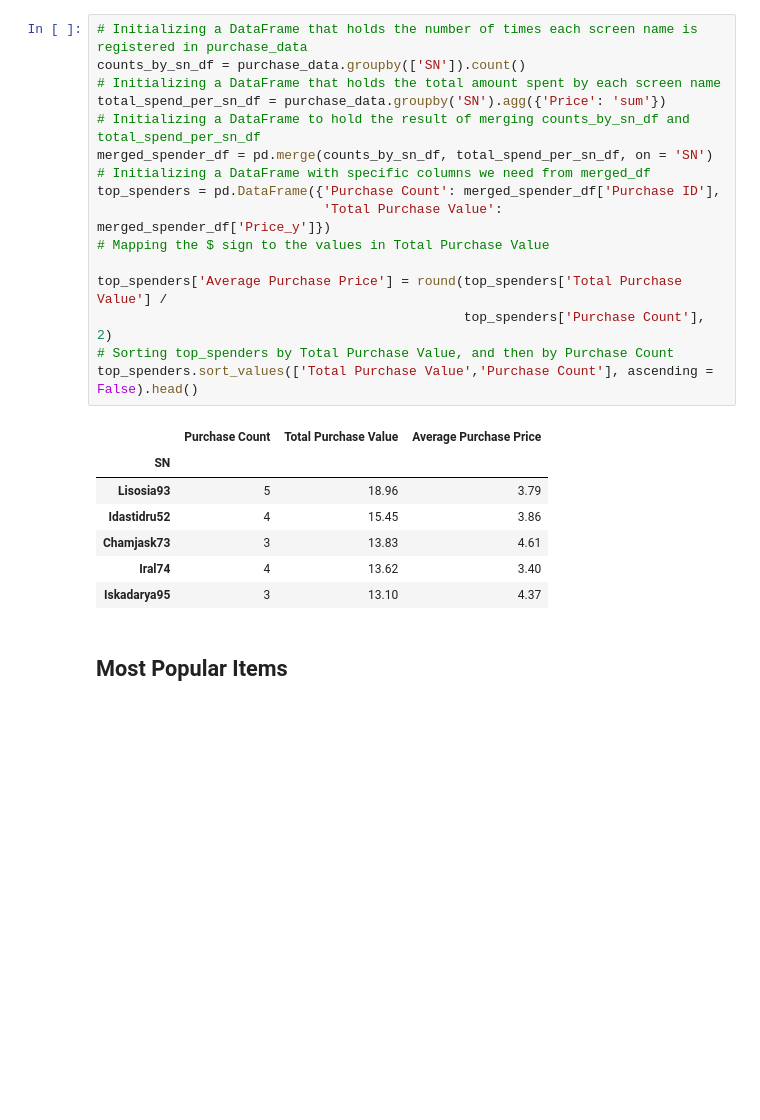
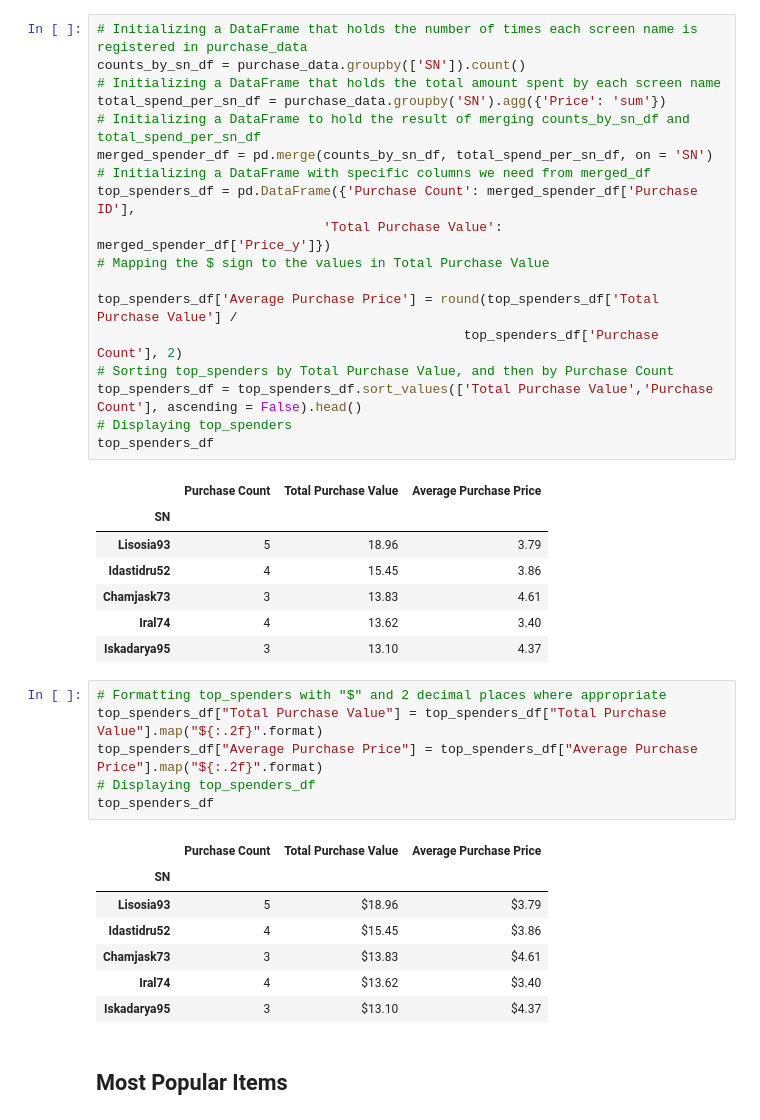
Before and after one commit to kyliejtan/Homework4, a Jupyter notebook: HeroesOfPymoli_Kylie.ipynb, the cells around one changed output. Drawn from its saved outputs; the diff is of its cells as text; blank space fills up the shorter version.

Commit message:
Adding an ammended final version of HeroesOfPymoli_Kylie.ipynb that should work around incorrect rendering of DataFrames displayed in GitHub

```diff
--- a/HeroesOfPymoli_Kylie.ipynb
+++ b/HeroesOfPymoli_Kylie.ipynb
@@ -276,14 +308,16 @@ total_spend_per_sn_df = purchase_data.groupby('SN').agg({'Price': 'sum'})
 # Initializing a DataFrame to hold the result of merging counts_by_sn_df and total_spend_per_sn_df
 merged_spender_df = pd.merge(counts_by_sn_df, total_spend_per_sn_df, on = 'SN')
 # Initializing a DataFrame with specific columns we need from merged_df
-top_spenders = pd.DataFrame({'Purchase Count': merged_spender_df['Purchase ID'],
+top_spenders_df = pd.DataFrame({'Purchase Count': merged_spender_df['Purchase ID'],
                              'Total Purchase Value': merged_spender_df['Price_y']})
 # Mapping the $ sign to the values in Total Purchase Value
 
-top_spenders['Average Purchase Price'] = round(top_spenders['Total Purchase Value'] /
-                                               top_spenders['Purchase Count'], 2)
+top_spenders_df['Average Purchase Price'] = round(top_spenders_df['Total Purchase Value'] /
+                                               top_spenders_df['Purchase Count'], 2)
 # Sorting top_spenders by Total Purchase Value, and then by Purchase Count
-top_spenders.sort_values(['Total Purchase Value','Purchase Count'], ascending = False).head()
+top_spenders_df = top_spenders_df.sort_values(['Total Purchase Value','Purchase Count'], ascending = False).head()
+# Displaying top_spenders
+top_spenders_df
 # %% [output]
 |  | Purchase Count | Total Purchase Value | Average Purchase Price |
 | SN |  |  |  |
@@ -292,6 +326,20 @@ top_spenders.sort_values(['Total Purchase Value','Purchase Count'], ascending =
 | Chamjask73 | 3 | 13.83 | 4.61 |
 | Iral74 | 4 | 13.62 | 3.40 |
 | Iskadarya95 | 3 | 13.10 | 4.37 |
+# %%
+# Formatting top_spenders with "$" and 2 decimal places where appropriate
+top_spenders_df["Total Purchase Value"] = top_spenders_df["Total Purchase Value"].map("${:.2f}".format)
+top_spenders_df["Average Purchase Price"] = top_spenders_df["Average Purchase Price"].map("${:.2f}".format)
+# Displaying top_spenders_df
+top_spenders_df
+# %% [output]
+|  | Purchase Count | Total Purchase Value | Average Purchase Price |
+| SN |  |  |  |
+| Lisosia93 | 5 | $18.96 | $3.79 |
+| Idastidru52 | 4 | $15.45 | $3.86 |
+| Chamjask73 | 3 | $13.83 | $4.61 |
+| Iral74 | 4 | $13.62 | $3.40 |
+| Iskadarya95 | 3 | $13.10 | $4.37 |
 # %% [markdown]
 ## Most Popular Items
 # %% [markdown]
```
Also changed, not shown: parts of 9 cells of this notebook.
